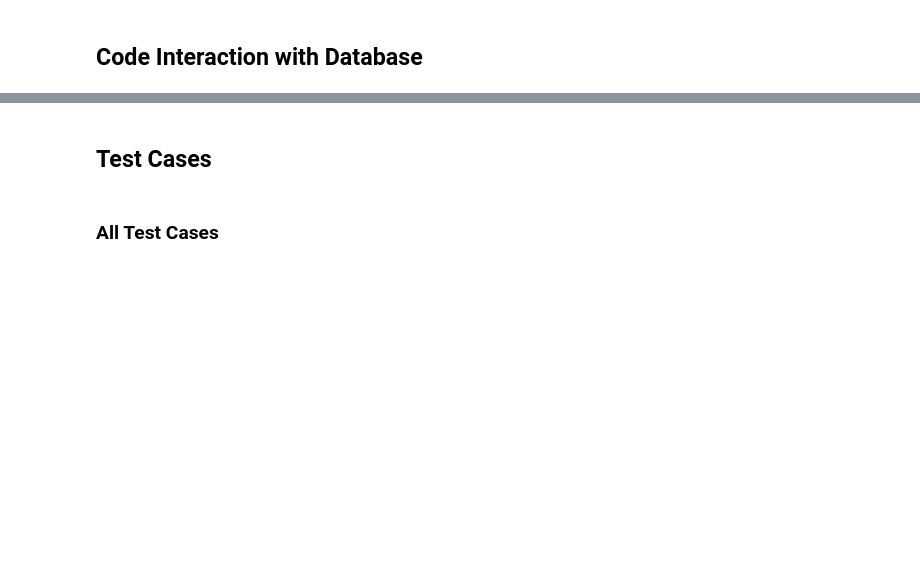
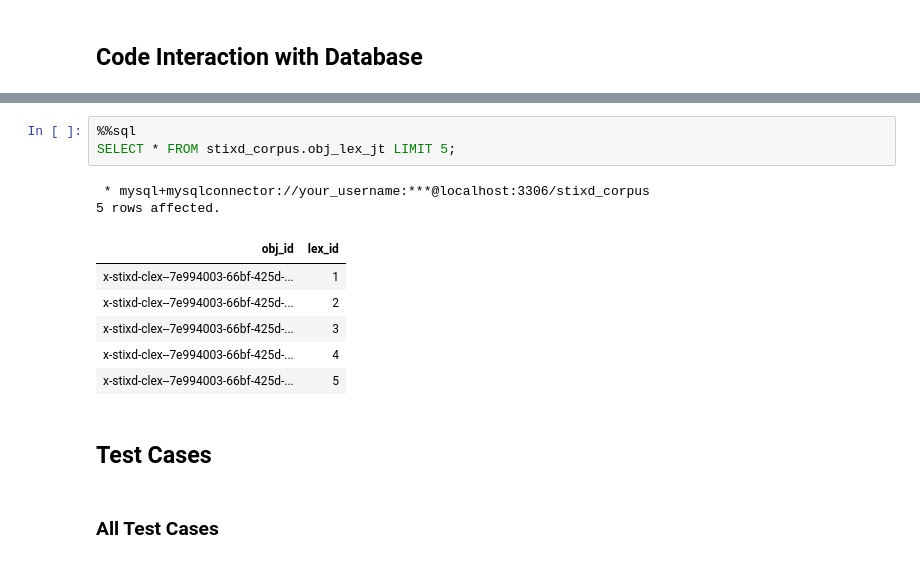
Before and after one commit to ciioprof0/stixd, a Jupyter notebook: ling508/demos/demo_clex_importer.ipynb, the cells around one changed output, grey strips where cells are left out. Cells and saved outputs as stored; diff of their text form; blank space fills up the shorter version.

```diff
--- a/ling508/demos/demo_clex_importer.ipynb
+++ b/ling508/demos/demo_clex_importer.ipynb
@@ -131,3 +182,15 @@ display(IFrame("http://localhost:5000/ling508/web/stixd.html", width=640, height
+# %%
+%%sql
+SELECT * FROM stixd_corpus.obj_lex_jt LIMIT 5;
+# %% [output]
+ * mysql+mysqlconnector://your_username:***@localhost:3306/stixd_corpus
+5 rows affected.
+| obj_id | lex_id |
+| x-stixd-clex--7e994003-66bf-425d-... | 1 |
+| x-stixd-clex--7e994003-66bf-425d-... | 2 |
+| x-stixd-clex--7e994003-66bf-425d-... | 3 |
+| x-stixd-clex--7e994003-66bf-425d-... | 4 |
+| x-stixd-clex--7e994003-66bf-425d-... | 5 |
 # %% [markdown]
 ## Test Cases
 # %% [markdown]
```
Also changed, not shown: parts of 19 cells of this notebook, 5 other files.
